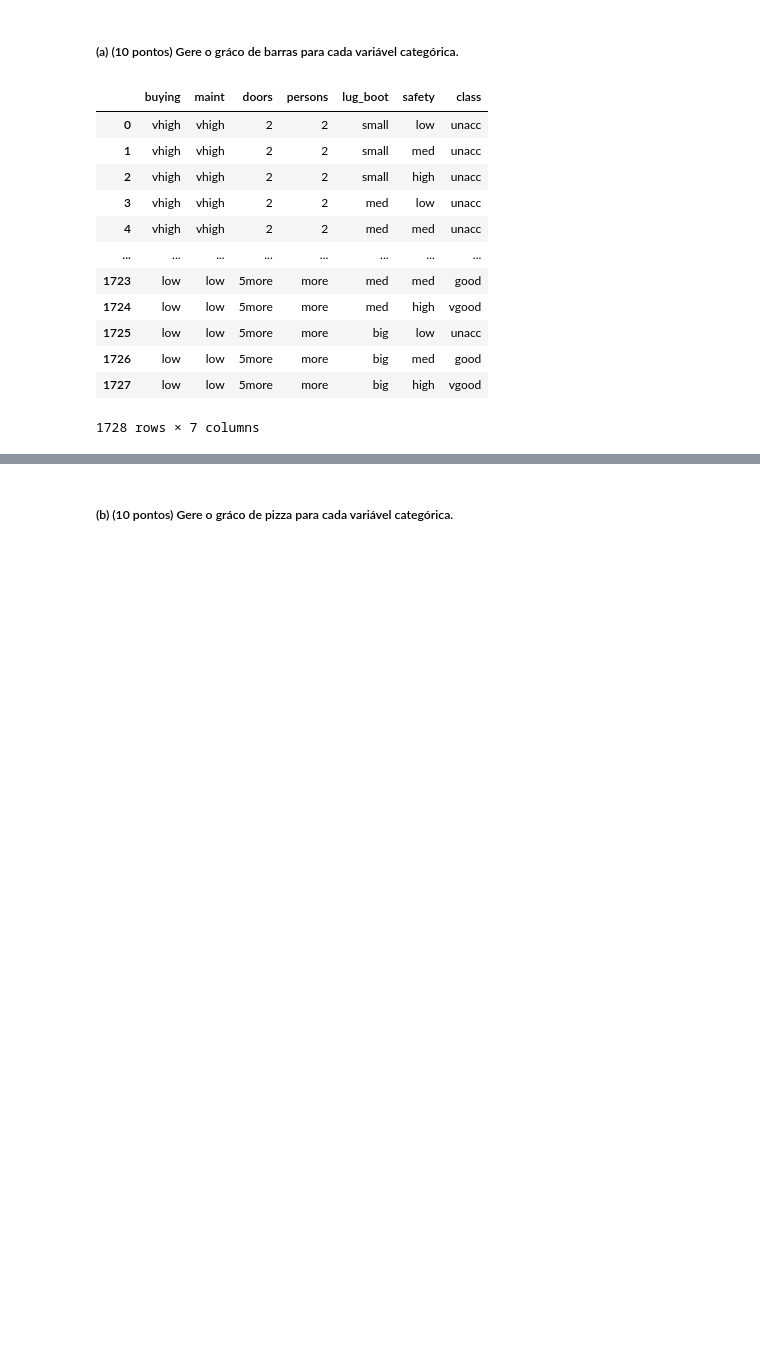
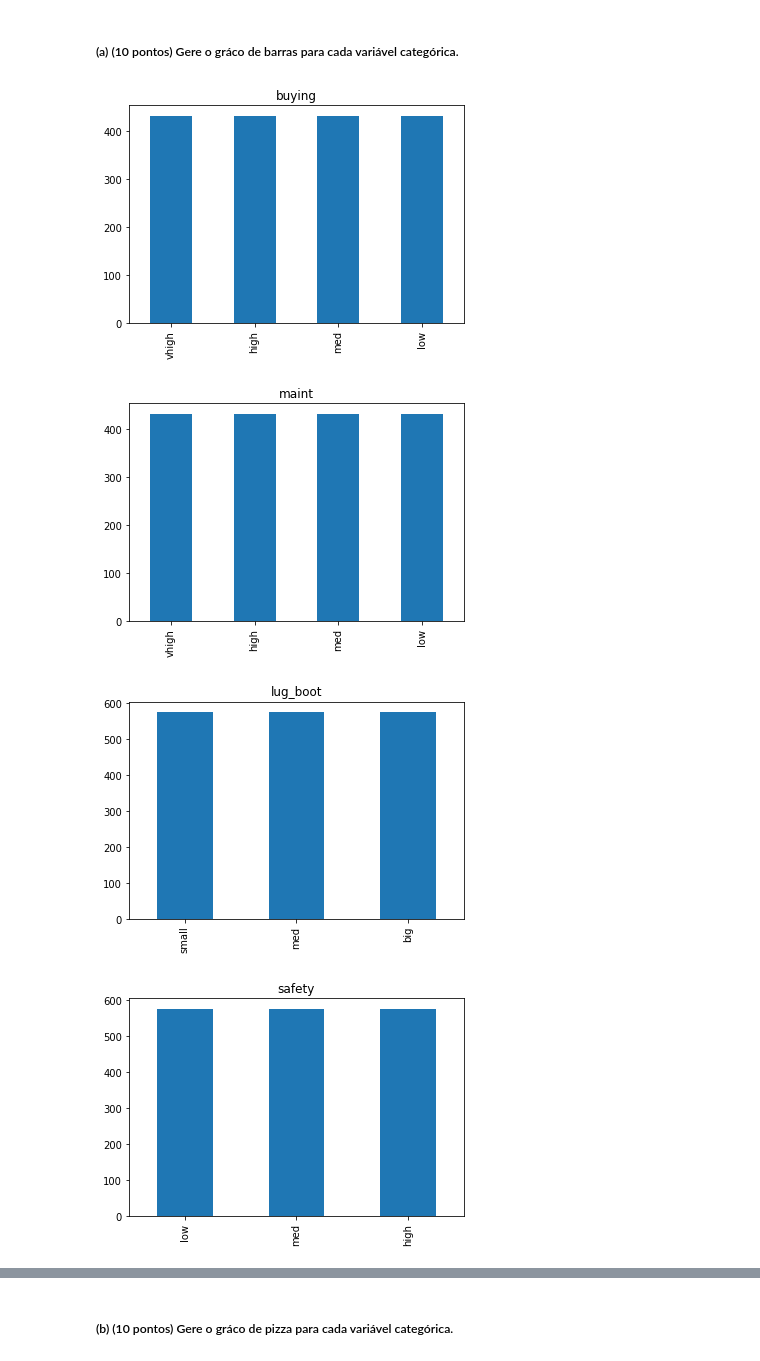
Before and after one commit to yuriresendematias/Aprendizagem-de-Maquina, a Jupyter notebook: Semana 5/Atividade5.ipynb, the cells around one changed output, grey strips where cells are left out. Cells and saved outputs as stored; diff of their text form; code cells hidden in the pictures; blank space fills up the shorter version.

```diff
--- a/Semana 5/Atividade5.ipynb
+++ b/Semana 5/Atividade5.ipynb
@@ -178,21 +178,18 @@ import numpy as np
 import statistics
 
 car_data_set = pd.read_csv("car.csv")
+car_data_set.head()
+categ = ['buying', 'maint', 'lug_boot', 'safety', 'class']
 # %% [markdown]
 ##### (a) (10 pontos) Gere o gráco de barras para cada variável categórica.
-# %%
-car_data_set
-# %% [output]
-|  | buying | maint | doors | persons | lug_boot | safety | class |
-| 0 | vhigh | vhigh | 2 | 2 | small | low | unacc |
-| 1 | vhigh | vhigh | 2 | 2 | small | med | unacc |
-| 2 | vhigh | vhigh | 2 | 2 | small | high | unacc |
-| 3 | vhigh | vhigh | 2 | 2 | med | low | unacc |
-| 4 | vhigh | vhigh | 2 | 2 | med | med | unacc |
-| ... | ... | ... | ... | ... | ... | ... | ... |
-| 1723 | low | low | 5more | more | med | med | good |
-| 1724 | low | low | 5more | more | med | high | vgood |
-| 1725 | low | low | 5more | more | big | low | unacc |
-| 1726 | low | low | 5more | more | big | med | good |
-| 1727 | low | low | 5more | more | big | high | vgood |
-1728 rows × 7 columns
+# %%
+for i in categ:
+    plt.title(i)
+    car_data_set[i].value_counts().plot.bar()
+    plt.show()
+    print('\n')
+# %% [output]
+[figure, added]
+[figure, added]
+[figure, added]
+[figure, added]
```
Also changed, not shown: parts of 2 cells of this notebook.
